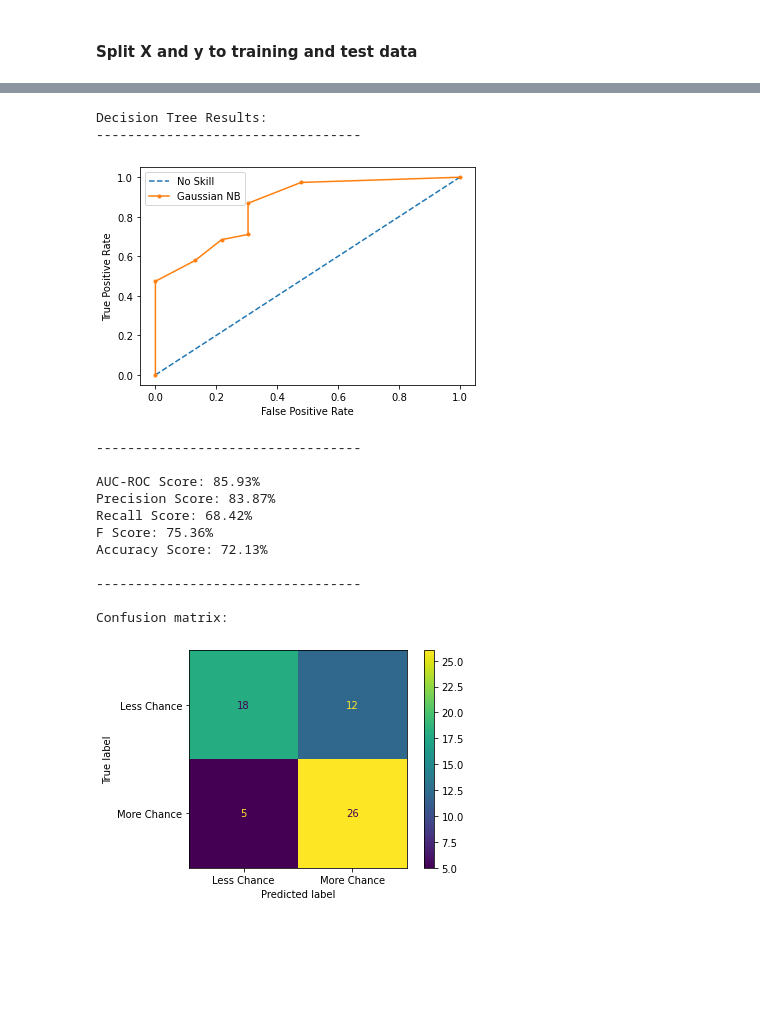
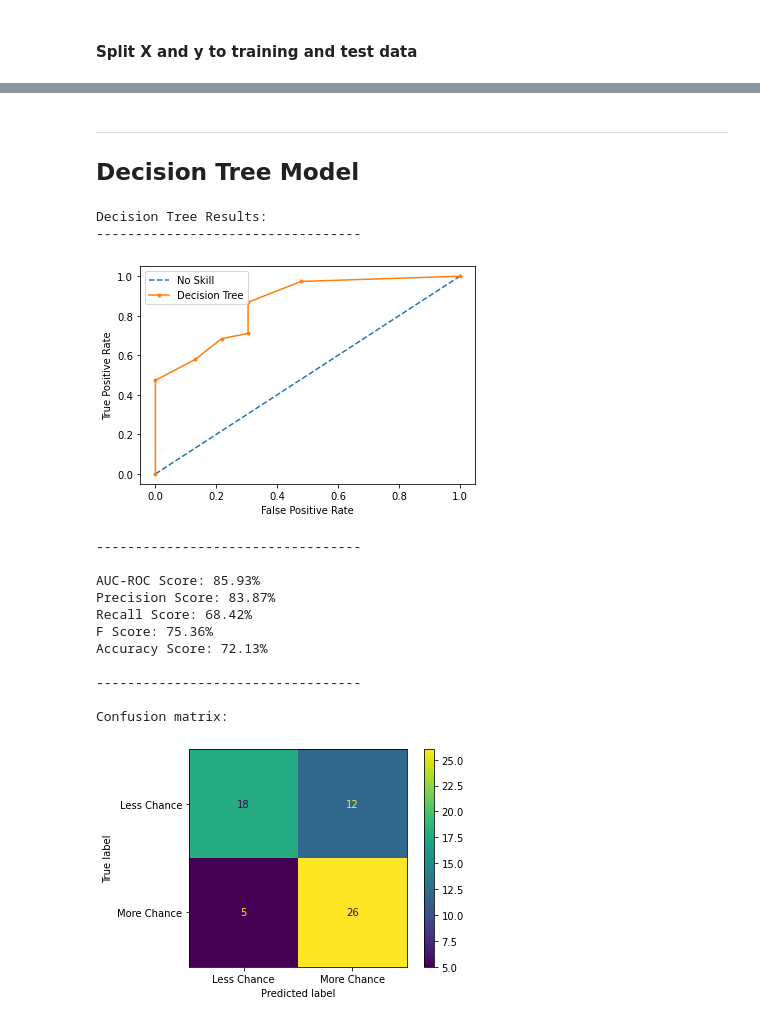
Before and after one commit to Akhilsudh/BITS-Assignment, a Jupyter notebook: Semester 2/Applied Machine Learning/Assignment2/2021MT12054_Akhil_S.ipynb, the cells around one changed output, grey strips where cells are left out. Drawn from its saved outputs; the diff is of its cells as text; code cells hidden in the pictures; blank space fills up the shorter version.

```diff
--- a/Semester 2/Applied Machine Learning/Assignment2/2021MT12054_Akhil_S.ipynb
+++ b/Semester 2/Applied Machine Learning/Assignment2/2021MT12054_Akhil_S.ipynb
@@ -374,5 +359,3 @@ dfnb.head()
 # %%
-X = dfnb.drop(["Target"], axis = 1)
-y = dfnb[["Target"]]
-# X = df.drop(["Target"], axis = 1)
-# y = df[["Target"]]
+X = df.drop(["Target"], axis = 1)
+y = df[["Target"]]
@@ -444,10 +378,0 @@ Confusion matrix:
-# %%
-# X = dfcp.drop(["Target"], axis = 1)
-# y = dfcp[["Target"]]
-X = df.drop(["Target"], axis = 1)
-y = df[["Target"]]
-X_train, X_test, y_train, y_test = train_test_split(X, y, test_size = 0.20, random_state = 3)
-print("X_train: {}".format(X_train.shape))
-print("y_train: {}".format(y_train.shape))
-print("X_test: {}".format(X_test.shape))
-print("y_test: {}".format(y_test.shape))
@@ -522,41 +471,44 @@ Accuracy Score: 81.97%
 
 Confusion matrix:
 [figure]
+# %% [markdown]
+---
+
+## Decision Tree Model
 # %%
-from sklearn.tree import DecisionTreeClassifier
 clf_model = DecisionTreeClassifier(criterion="gini", random_state=4,max_depth=3, min_samples_leaf=10)
 clf_model.fit(X_train,y_train)
 y_pred = clf_model.predict(X_test)
 
 print("Decision Tree Results:")
 print("----------------------------------\n")
 ns_probs = [0 for _ in range(len(y_test))]
 ns_fpr, ns_tpr, _ = roc_curve(y_test, ns_probs)
 
 y_probs = clf_model.predict_proba(X_test)
-gnb_probs = y_probs[:, 1]
-gnb_fpr, gnb_tpr, temp = roc_curve(y_test, gnb_probs)
+dt_probs = y_probs[:, 1]
+dt_fpr, dt_tpr, temp = roc_curve(y_test, dt_probs)
 plt.plot(ns_fpr, ns_tpr, linestyle='--', label='No Skill')
-plt.plot(gnb_fpr, gnb_tpr, marker='.', label='Gaussian NB')
+plt.plot(dt_fpr, dt_tpr, marker='.', label='Decision Tree')
 plt.xlabel('False Positive Rate')
 plt.ylabel('True Positive Rate')
 plt.legend()
 plt.show()
 print("----------------------------------\n")
-print("AUC-ROC Score: {0:0.2f}%".format(roc_auc_score(y_test, gnb_probs) * 100))
+print("AUC-ROC Score: {0:0.2f}%".format(roc_auc_score(y_test, dt_probs) * 100))
 print("Precision Score: {0:0.2f}%".format(precision_score(y_test,y_pred) * 100))
 print("Recall Score: {0:0.2f}%".format(recall_score(y_test,y_pred) * 100))
 print("F Score: {0:0.2f}%".format(f1_score(y_test,y_pred) * 100))
 print("Accuracy Score: {0:0.2f}%".format(accuracy_score(y_test,y_pred) * 100))
 print("\n----------------------------------\n")
 print("Confusion matrix:")
 cm = confusion_matrix(y_pred,y_test)
 ConfusionMatrixDisplay(cm,display_labels =["Less Chance","More Chance"]).plot()
 plt.show()
 # %% [output]
 Decision Tree Results:
 ----------------------------------
-[figure, old version]
+[figure, new version]
 ----------------------------------
 
 AUC-ROC Score: 85.93%
```
Also changed, not shown: parts of 24 cells of this notebook, 6 other files.
